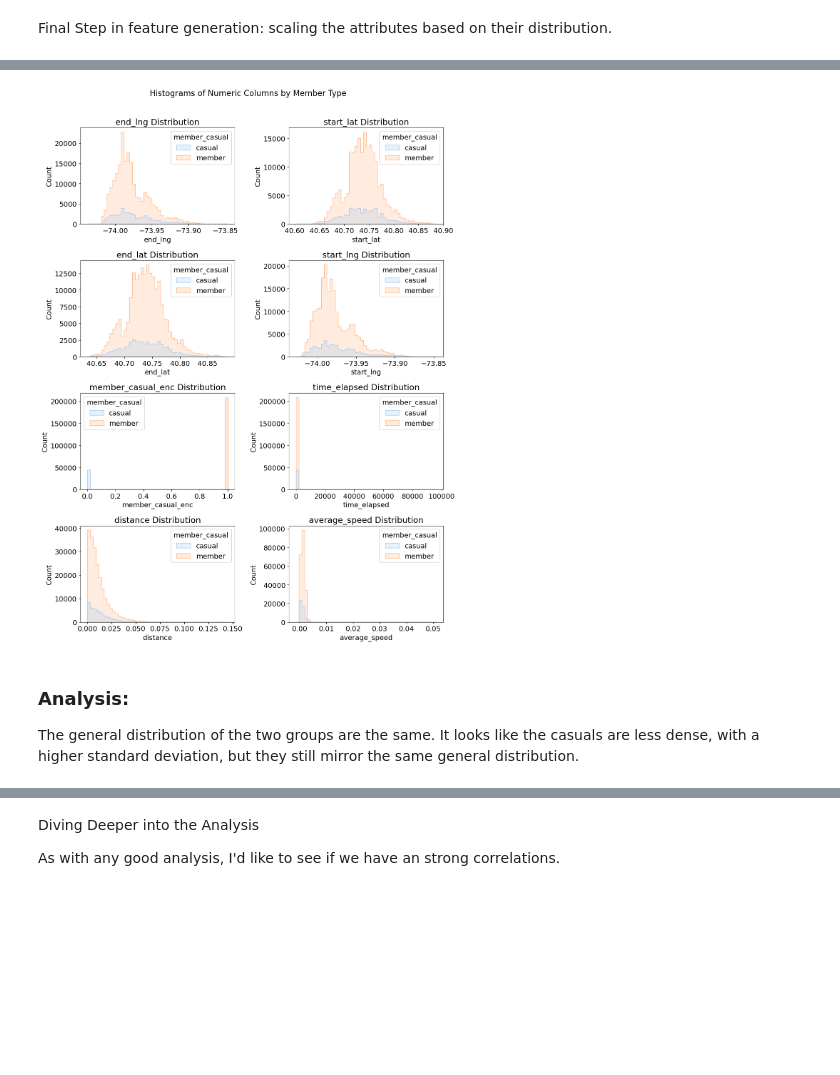
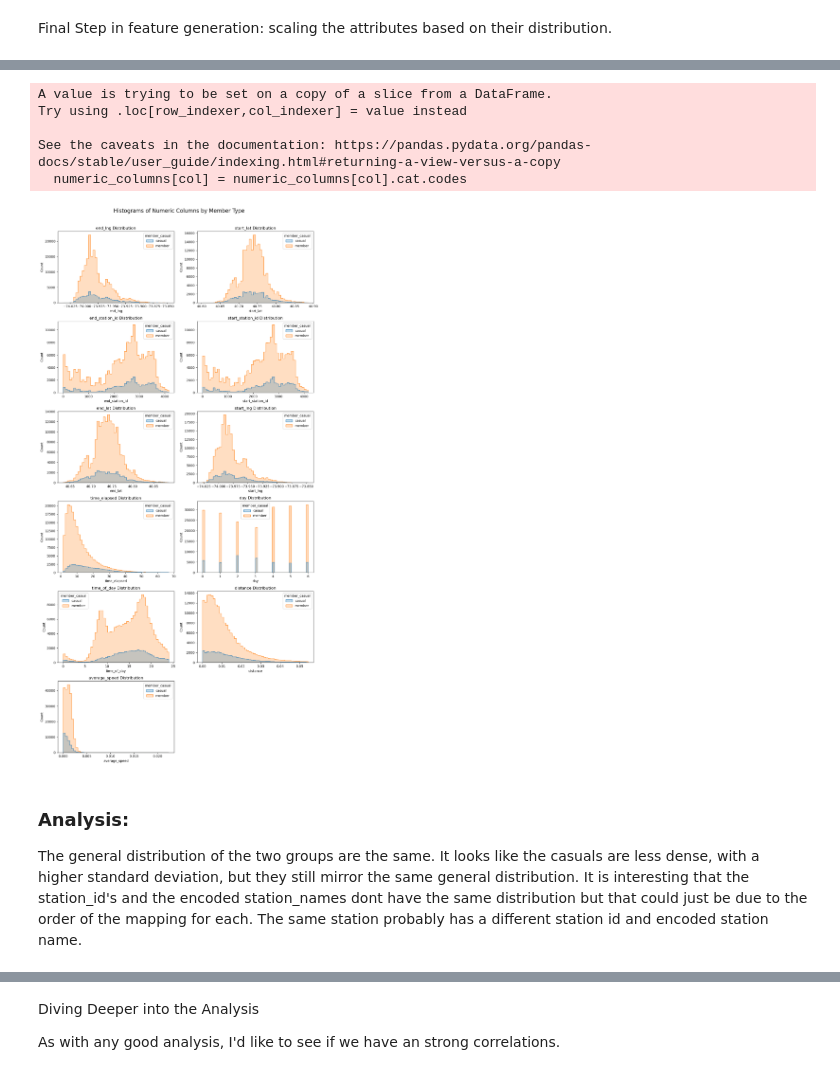
Before and after one commit to rebeccahess22/citibike, a Jupyter notebook: Citibike Data Analysis.ipynb, the cells around one changed output, grey strips where cells are left out. Drawn from its saved outputs; the diff is of its cells as text; code cells hidden in the pictures; blank space fills up the shorter version.

```diff
--- a/Citibike Data Analysis.ipynb
+++ b/Citibike Data Analysis.ipynb
@@ -680,10 +616,13 @@ df_clean.boxplot('distance')
+# %%
+#distance travelled using the euclidean formula
+# sqrt ((x_1 - x_0)**2 + (y_1 - y_0)**2)
+# x_1 is ending latitude , x_ 0 is starting latitude
+# y_1 is ending longitude , y_0 is ending longitude
+
+df_clean['distance'] = ((df_clean['end_lat']- df_clean['end_lat'])**2 +(df_clean['end_lng']-df_clean['start_lng'])**2  )**0.5
+df_clean = df_clean[(df_clean['distance'] > df_clean['distance'].quantile(0.01)) & (df_clean['distance']< df_clean['distance'].quantile(0.99))]
+#very tiny differences
 # %% [markdown]
 #### <u> Average Speed </u>
 # %%
 df_clean['average_speed']= df_clean['distance']/ df_clean['time_elapsed']
-# %%
-import numpy as np
-df_clean.loc[np.isfinite(df_clean['average_speed']) , 'average_speed'].describe()
-#lets just remove the infinite values
-df_clean = df_clean[np.isfinite(df_clean['average_speed'])]
-df_clean.boxplot('average_speed')
@@ -717,0 +657,5 @@ memory usage: 17.3 MB
+# %%
+
+# Clean the data
+numeric_columns = df_clean[df_clean.select_dtypes(['int', 'float', 'category']).columns]
+numeric_columns
@@ -718,52 +676,51 @@ memory usage: 17.3 MB
 # %%
-numeric_columns = df_clean[df_clean.select_dtypes(['int', 'float']).columns]
-numeric_columns.describe()
 
 import matplotlib.pyplot as plt
 import seaborn as sns
+import numpy as np
 
 
-import matplotlib.pyplot as plt
+num_plots = len(numeric_columns)
 
+# Assume numeric_columns is a DataFrame
+# Convert any categorical columns (except 'member_casual') to codes
+for col in numeric_columns.columns:
+    if numeric_columns[col].dtype.name == 'category' and col != 'member_casual':
+        numeric_columns[col] = numeric_columns[col].cat.codes
 
-import seaborn as sns
-import matplotlib.pyplot as plt
-import numpy as np
+plot_columns = [col for col in numeric_columns.columns if col != 'member_casual']
+num_plots = len(plot_columns)
 
-# Clean the data
-numeric_columns = df_clean[df_clean['member_casual'].notna()]
-numeric_columns = numeric_columns.replace([np.inf, -np.inf], np.nan).dropna()
-
-# Get numeric columns
-numeric_cols = numeric_columns.select_dtypes(include=np.number).columns
-num_plots = len(numeric_cols)
-
-# Determine subplot grid size (e.g., 2 columns)
+# Determine subplot grid size
 cols = 2
 rows = (num_plots + 1) // cols
 
-# Create subplots
 fig, axes = plt.subplots(rows, cols, figsize=(12, rows * 4))
-axes = axes.flatten()  # Flatten in case it's a 2D array
+axes = axes.flatten()
 
 # Plot each histogram
-for i, col in enumerate(numeric_cols):
+for idx, col in enumerate(plot_columns):
     sns.histplot(data=numeric_columns, x=col, hue='member_casual', bins=50,
-                 element='step', stat='count', ax=axes[i])
-    axes[i].set_title(f'{col} Distribution')
-    axes[i].set_xlabel(col)
-    axes[i].set_ylabel('Count')
+                 element='step', stat='count', ax=axes[idx])
+    axes[idx].set_title(f'{col} Distribution')
+    axes[idx].set_xlabel(col)
+    axes[idx].set_ylabel('Count')
 
-# Hide any unused subplots
-for j in range(i + 1, len(axes)):
+# Hide unused axes
+for j in range(len(plot_columns), len(axes)):
     fig.delaxes(axes[j])
 
 fig.suptitle('Histograms of Numeric Columns by Member Type', fontsize=16)
 plt.tight_layout(rect=[0, 0, 1, 0.97])
 plt.show()
 # %% [output]
+A value is trying to be set on a copy of a slice from a DataFrame.
+Try using .loc[row_indexer,col_indexer] = value instead
+
+See the caveats in the documentation: https://pandas.pydata.org/pandas-docs/stable/user_guide/indexing.html#returning-a-view-versus-a-copy
+  numeric_columns[col] = numeric_columns[col].cat.codes
-[figure, old version]
+[figure, new version]
 # %% [markdown]
 ### Analysis:
 
-The general distribution of the two groups are the same. It looks like the casuals are less dense, with a higher standard deviation, but they still mirror the same general distribution.
+The general distribution of the two groups are the same. It looks like the casuals are less dense, with a higher standard deviation, but they still mirror the same general distribution. It is interesting that the station_id's and the encoded station_names dont have the same distribution but that could just be due to the order of the mapping for each. The same station probably has a different station id and encoded station name.
```
Also changed, not shown: parts of 33 cells of this notebook, 3 other files.
